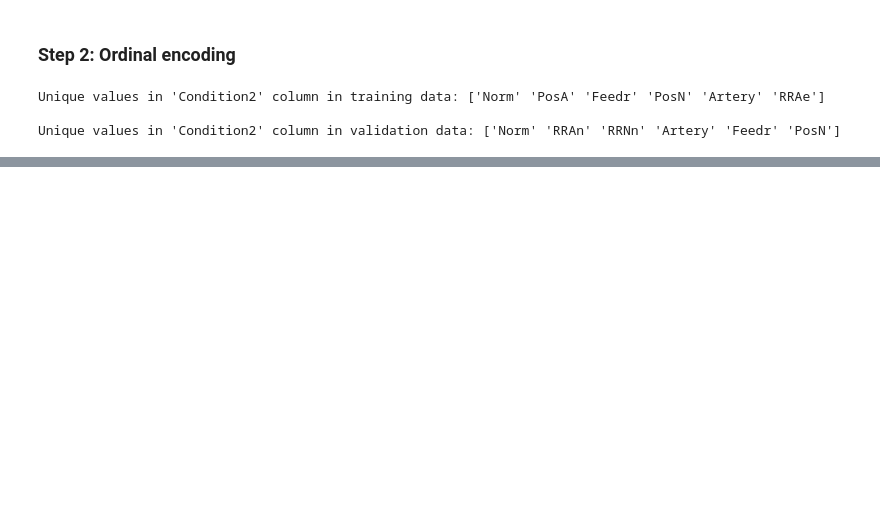
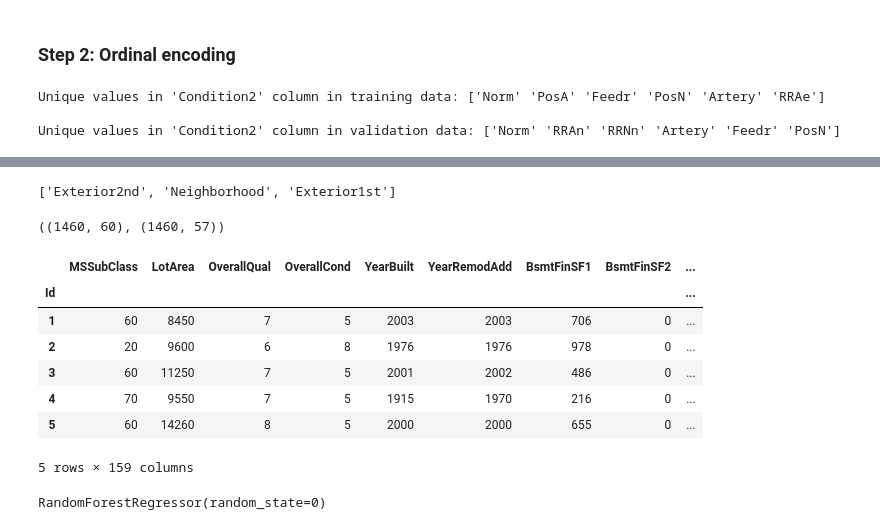
Before and after one commit to nicoambrosis/Housing-Prices-Competition-for-Kaggle-Learn-Users, a Jupyter notebook: 03-Categorical Data.ipynb, the cells around one changed output, grey strips where cells are left out. Drawn from its saved outputs; the diff is of its cells as text; code cells hidden in the pictures; blank space fills up the shorter version.

```diff
--- a/03-Categorical Data.ipynb
+++ b/03-Categorical Data.ipynb
@@ -124,0 +447,4 @@ Unique values in 'Condition2' column in validation data: ['Norm' 'RRAn' 'RRNn' '
+# %%
+# que columnas tienen menos de 10 categorias diferentes
+low_cardinality_cols = [col for col in object_cols if X[col].nunique() < 10]
+low_cardinality_cols
@@ -124,0 +469,56 @@ Unique values in 'Condition2' column in validation data: ['Norm' 'RRAn' 'RRNn' '
+# %%
+# que columnas vamos a eliminar de los datos de entrenamiento
+high_cardinality_cols = list(set(object_cols) - set(low_cardinality_cols))
+high_cardinality_cols
+# %% [output]
+['Exterior2nd', 'Neighborhood', 'Exterior1st']
+# %%
+# eliminamos las columnas que tienen una cardinalidad superior a 10
+
+reduced_X = X.drop(high_cardinality_cols, axis = 1)
+
+X.shape, reduced_X.shape
+# %% [output]
+((1460, 60), (1460, 57))
+# %%
+# Encoding
+
+from sklearn.preprocessing import OneHotEncoder
+
+# 1. Definimos el encoder
+OH_encoder = OneHotEncoder(handle_unknown='ignore', sparse=False)
+
+# 2. Entrenamos el encoder
+OH_encoder.fit(X[low_cardinality_cols])
+
+# 3. Aplicamos la transformacion
+# Recordar que la codificacin OneHot devuelve un array que tenemos que transformar en DF para poder seguir operando
+OH_cols_X = pd.DataFrame(OH_encoder.transform(reduced_X[low_cardinality_cols]))
+
+# 4. OneHot elimina el indice, lo volvemos a poner
+OH_cols_X.index = X.index
+
+# 5. Eliminamos las columnas categoricas de los datos de entrenamiento
+num_X = X.drop(object_cols, axis = 1)
+
+# 6. Unimos la DF codificada con los features numericos de los datos de entrenamiento y validacion
+OH_X = pd.concat([num_X, OH_cols_X], axis = 1)
+# %%
+OH_X.head()
+# %% [output]
+|  | MSSubClass | LotArea | OverallQual | OverallCond | YearBuilt | YearRemodAdd | BsmtFinSF1 | BsmtFinSF2 | ... |
+| Id |  |  |  |  |  |  |  |  | ... |
+| 1 | 60 | 8450 | 7 | 5 | 2003 | 2003 | 706 | 0 | ... |
+| 2 | 20 | 9600 | 6 | 8 | 1976 | 1976 | 978 | 0 | ... |
+| 3 | 60 | 11250 | 7 | 5 | 2001 | 2002 | 486 | 0 | ... |
+| 4 | 70 | 9550 | 7 | 5 | 1915 | 1970 | 216 | 0 | ... |
+| 5 | 60 | 14260 | 8 | 5 | 2000 | 2000 | 655 | 0 | ... |
+5 rows × 159 columns
+# %%
+# 1. Definimos el modelo
+final_model = RandomForestRegressor(n_estimators=100, random_state=0) # utilizamos una version standar del algoritmo
+                                                                # en otra instancia se puede optimizar los parametros
+# 2. Entrenamos el modelo
+final_model.fit(OH_X,y)
+# %% [output]
+RandomForestRegressor(random_state=0)
```
Also changed, not shown: parts of 32 cells of this notebook.
